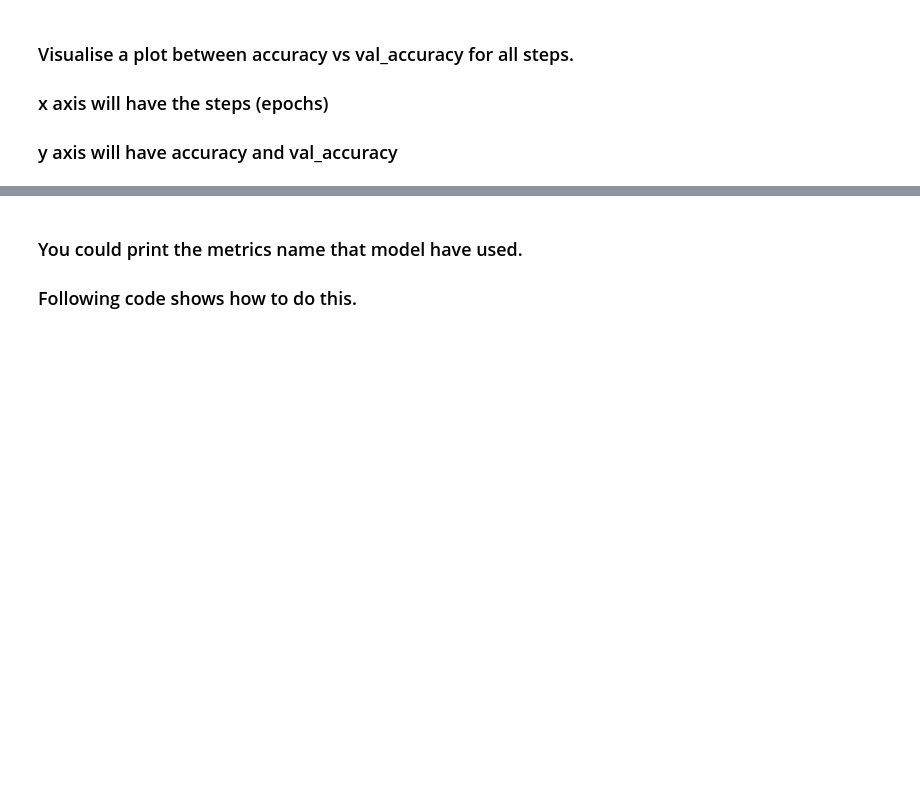
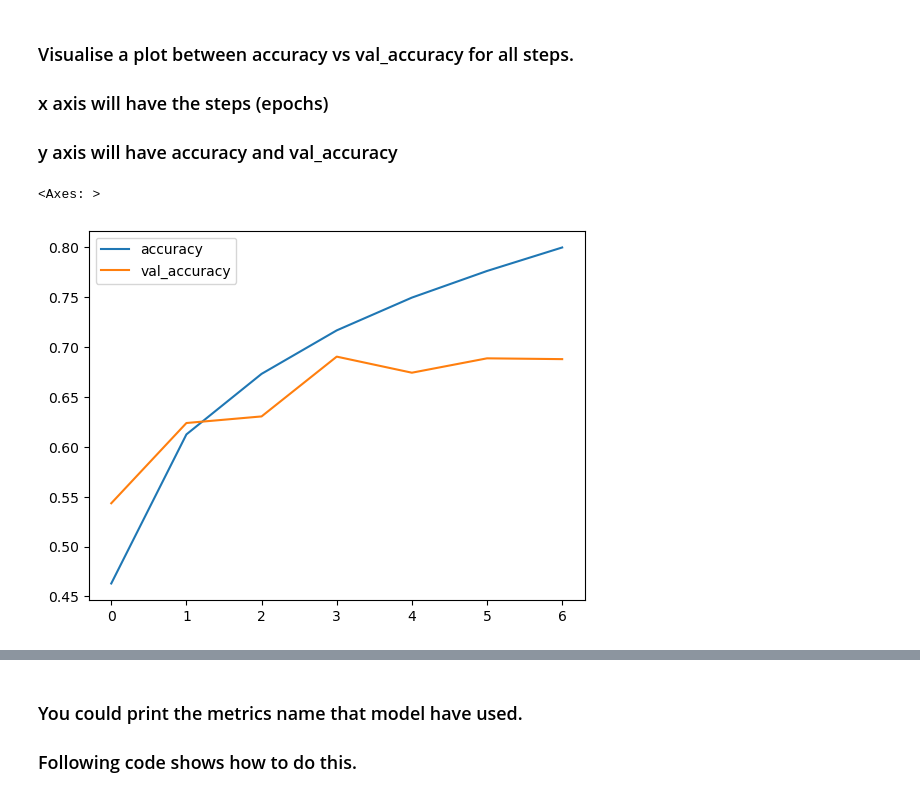
Before and after one commit to atabekdemurtaza/Neural-Computing-and-Deep-Learning-2023-MOD006568-TRI2-F01CAM-, a Jupyter notebook: week-5/Week_5_Convolution_Neural_Network-2.ipynb, the cells around one changed output, grey strips where cells are left out. Cells and saved outputs as stored; diff of their text form; code cells hidden in the pictures; blank space fills up the shorter version.

```diff
--- a/week-5/Week_5_Convolution_Neural_Network-2.ipynb
+++ b/week-5/Week_5_Convolution_Neural_Network-2.ipynb
@@ -76,4 +130,11 @@ from tensorflow.keras.utils import to_categorical
 # Your code to:
 # Convert y_test to the encoded vector in same manner/ Assign it to the variable y_cat_test
 
+y_cat_test = to_categorical(y_test,10)
+
 # Print the shapes to look how y_cat_test looks.
+
+print(y_cat_test.shape)
+
+print(y_test[0])
+print(y_cat_test[0])
@@ -100,11 +165,17 @@ model.add(MaxPool2D(pool_size=(2, 2)))
 # Add more convolution and pooling layers with your choice of filters, strides, and activation function
 #
 
+model.add(Conv2D(filters=64, kernel_size=(4,4), activation='relu',))
+model.add(MaxPool2D(pool_size=(2, 2)))
+
 model.add(Flatten())
 
 #
 # Add few dense layers.
 #
+
+model.add(Dense(256, activation='relu'))
+model.add(Dense(10, activation='softmax'))
 # %%
 model.summary()
 # %% [output]
@@ -136,6 +207,25 @@ early_stop = EarlyStopping(monitor='val_loss', patience=3)
 # Your code to compile the models (model.compile). Use 'categorical cross entropy' as the loss function
 # and use 'accuracy' as the metrics
 # Your can use the optimiser of your choice
+
+model.compile(loss='categorical_crossentropy',
+              optimizer='rmsprop',
+              metrics=['accuracy'])
 # %%
 # Your code to fit the model (model.fit). Use additional parameter -  callbacks = [early_stop] to eanable early stopping.
 # use 'history' array to save the training parameters for each epoch
+
+history = model.fit( x_train, y_cat_train,
+                # the number of times of training using the whole dataset
+                    epochs=15,
+
+                    validation_data =(x_test,y_cat_test),
+
+                # Boolean (whether to shuffle the training data before each epoch)
+                    shuffle = True,
+
+                # 1 = progress bar printing
+                    verbose = 1,
+
+                # early stopping
+                    callbacks=[early_stop] )
@@ -158,7 +271,12 @@ losses = pd.DataFrame(model.history.history)
 # %%
 #
 # Your code to plot accuracy and val_accuracy vs the epochs
 #
+
+losses[['accuracy','val_accuracy']].plot()
+# %% [output]
+<Axes: >
+[figure, added]
 # %%
 #
 # Your code to plot loss and val_loss vs the epochs
```
Also changed, not shown: parts of 32 cells of this notebook, 4 other files.
